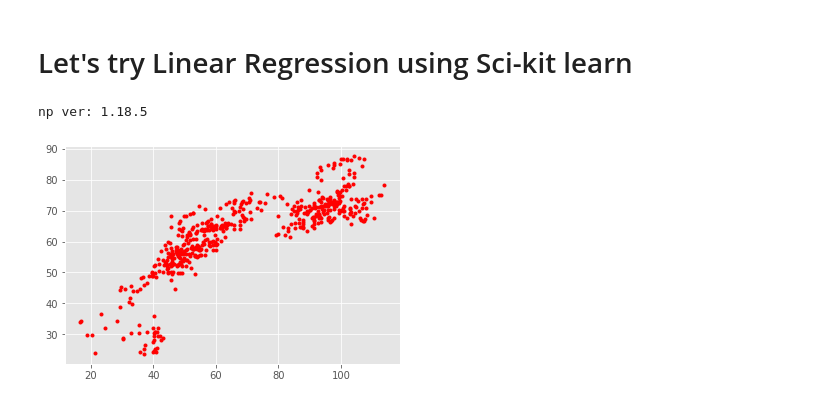
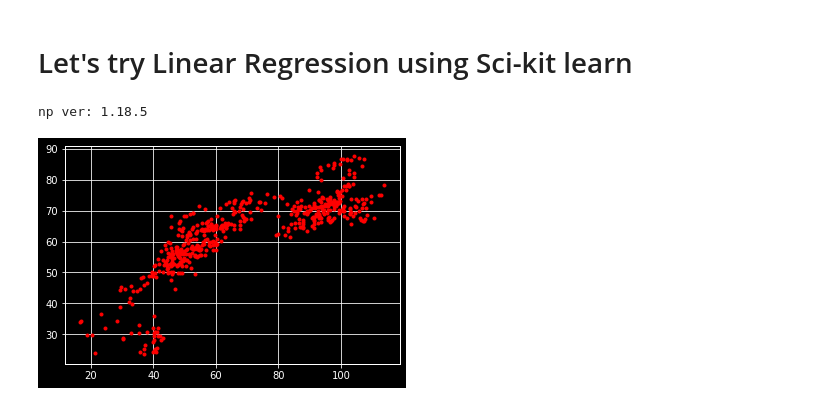
Before and after one commit to Eliesaleh/Linear-Regression, a Jupyter notebook: LinearRegression.ipynb, the cells around one changed output. Cells and saved outputs as stored; diff of their text form; code cells hidden in the pictures.

```diff
--- a/LinearRegression.ipynb
+++ b/LinearRegression.ipynb
@@ -360,12 +380,13 @@ Just another way to vizualize the data even if there are only two variables :)
 # %%
 import matplotlib.pyplot as plt
 import numpy as np
 print ("np ver:",np.__version__)
-X=data[["Oil Closing Price"]]
-y=data[["Royal Dutch Shell Closing Price"]]
+X=data["Oil Closing Price"]
+y = data["Royal Dutch Shell Closing Price"]
+plt.style.use('dark_background')
 plt.plot(X,y,'r.')
 
 plt.show()
 # %% [output]
 np ver: 1.18.5
-[figure, old version]
+[figure, new version]
```
Also changed, not shown: parts of 44 cells of this notebook.
